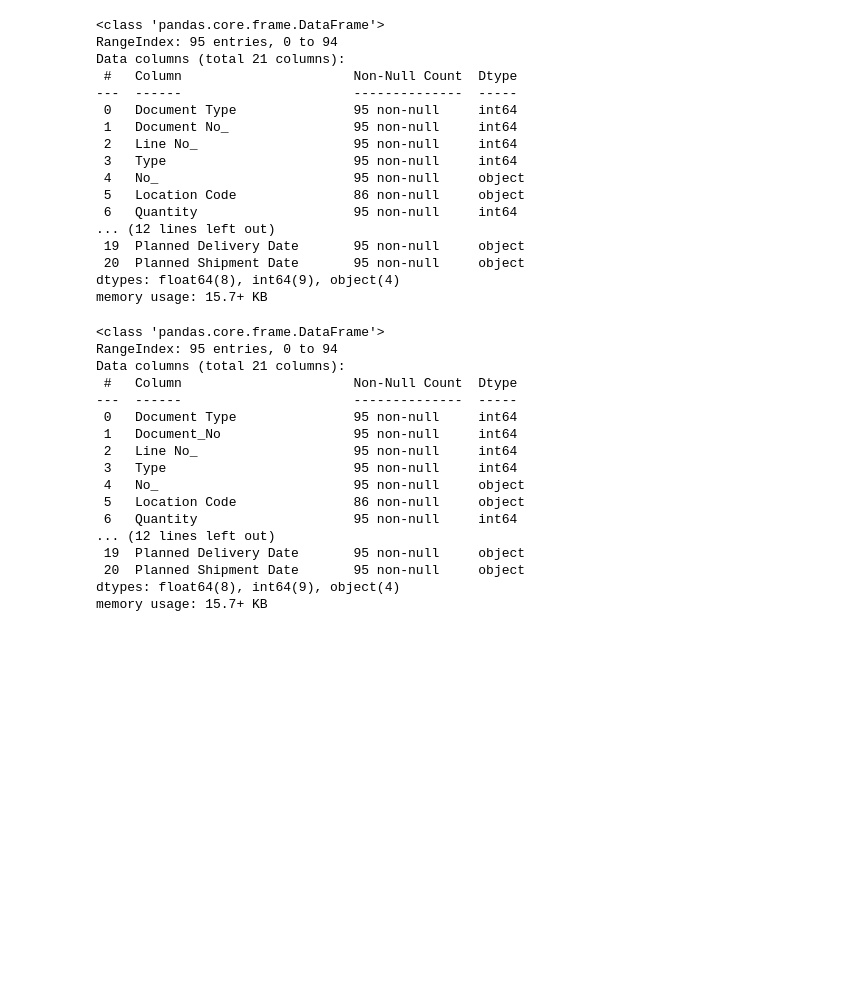
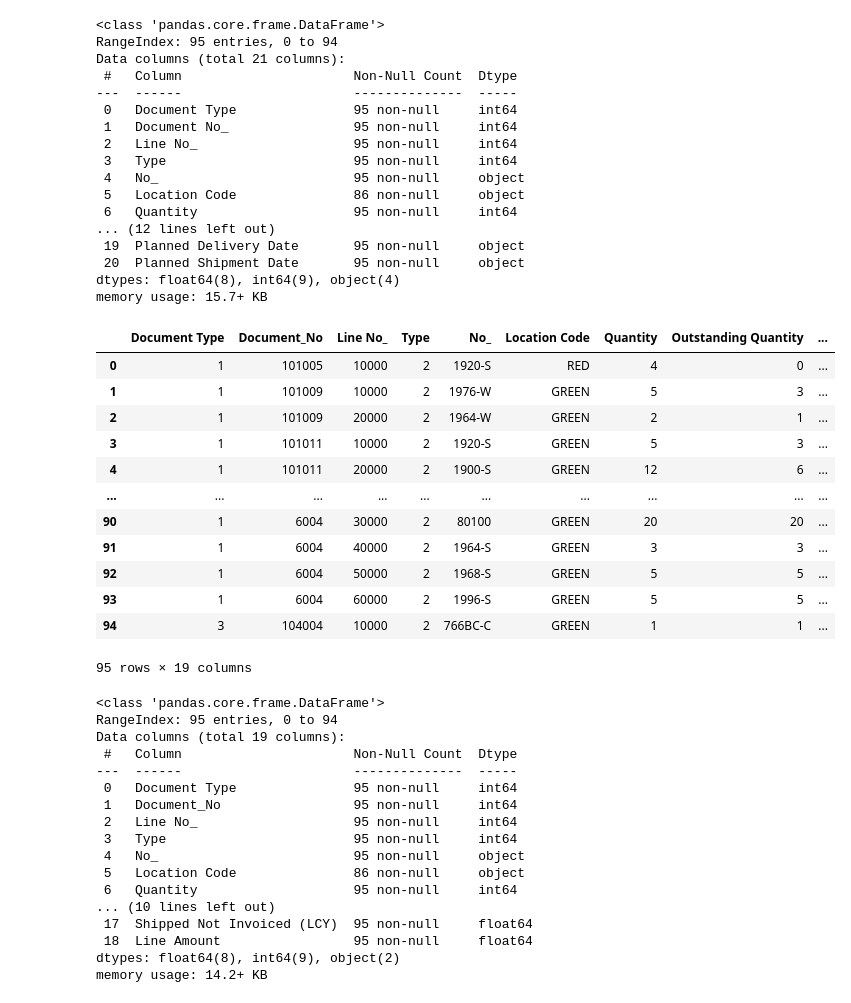
Before and after one commit to htkc777/O2C_DB_ETL, a Jupyter notebook: SalesOrder.ipynb, the cells around one changed output. Cells and saved outputs as stored; diff of their text form; code cells hidden in the pictures; blank space fills up the shorter version.

Commit message:
Transformation for SalesOrder

```diff
--- a/SalesOrder.ipynb
+++ b/SalesOrder.ipynb
@@ -137,12 +137,30 @@ dtypes: float64(8), int64(9), object(4)
 memory usage: 15.7+ KB
 # %%
 df_SalesLine.rename(columns = {'Document No_':'Document_No'}, inplace = True)
+# %%
+df_SalesLine.drop(['Planned Delivery Date','Planned Shipment Date'], axis=1,inplace = True)
+# %%
+df_SalesLine
+# %% [output]
+|  | Document Type | Document_No | Line No_ | Type | No_ | Location Code | Quantity | Outstanding Quantity | ... |
+| 0 | 1 | 101005 | 10000 | 2 | 1920-S | RED | 4 | 0 | ... |
+| 1 | 1 | 101009 | 10000 | 2 | 1976-W | GREEN | 5 | 3 | ... |
+| 2 | 1 | 101009 | 20000 | 2 | 1964-W | GREEN | 2 | 1 | ... |
+| 3 | 1 | 101011 | 10000 | 2 | 1920-S | GREEN | 5 | 3 | ... |
+| 4 | 1 | 101011 | 20000 | 2 | 1900-S | GREEN | 12 | 6 | ... |
+| ... | ... | ... | ... | ... | ... | ... | ... | ... | ... |
+| 90 | 1 | 6004 | 30000 | 2 | 80100 | GREEN | 20 | 20 | ... |
+| 91 | 1 | 6004 | 40000 | 2 | 1964-S | GREEN | 3 | 3 | ... |
+| 92 | 1 | 6004 | 50000 | 2 | 1968-S | GREEN | 5 | 5 | ... |
+| 93 | 1 | 6004 | 60000 | 2 | 1996-S | GREEN | 5 | 5 | ... |
+| 94 | 3 | 104004 | 10000 | 2 | 766BC-C | GREEN | 1 | 1 | ... |
+95 rows × 19 columns
 # %%
 df_SalesLine.info()
 # %% [output]
 <class 'pandas.core.frame.DataFrame'>
 RangeIndex: 95 entries, 0 to 94
-Data columns (total 21 columns):
+Data columns (total 19 columns):
  #   Column                      Non-Null Count  Dtype
 ---  ------                      --------------  -----
  0   Document Type               95 non-null     int64
@@ -152,8 +170,8 @@ Data columns (total 21 columns):
  4   No_                         95 non-null     object
  5   Location Code               86 non-null     object
  6   Quantity                    95 non-null     int64
-... (12 lines left out)
- 19  Planned Delivery Date       95 non-null     object
- 20  Planned Shipment Date       95 non-null     object
-dtypes: float64(8), int64(9), object(4)
-memory usage: 15.7+ KB
+... (10 lines left out)
+ 17  Shipped Not Invoiced (LCY)  95 non-null     float64
+ 18  Line Amount                 95 non-null     float64
+dtypes: float64(8), int64(9), object(2)
+memory usage: 14.2+ KB
```
Also changed, not shown: parts of 16 cells of this notebook.
